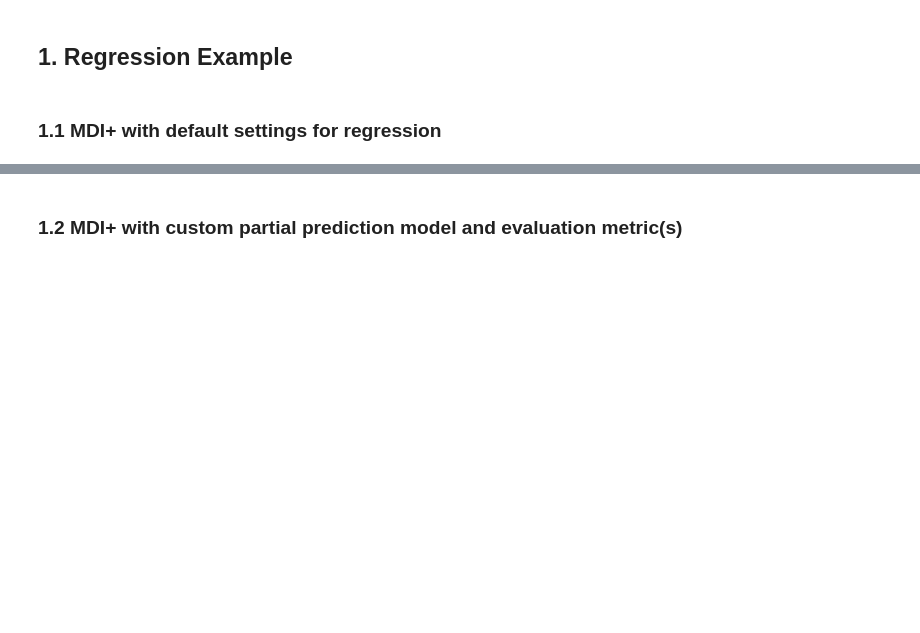
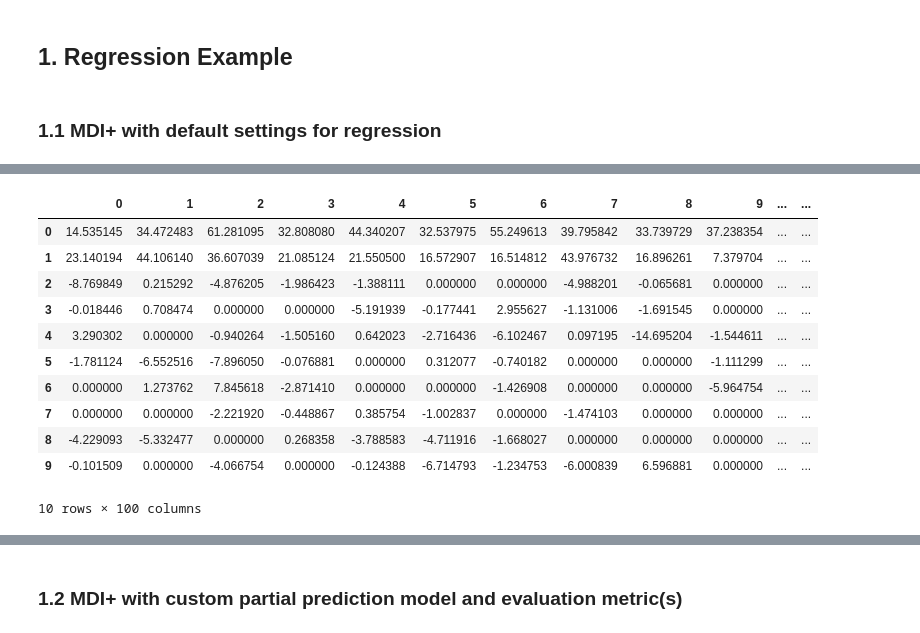
Before and after one commit to csinva/imodels, a Jupyter notebook: notebooks/mdi_plus_demo.ipynb, the cells around one changed output, grey strips where cells are left out. Drawn from its saved outputs; the diff is of its cells as text; code cells hidden in the pictures; blank space fills up the shorter version.

```diff
--- a/notebooks/mdi_plus_demo.ipynb
+++ b/notebooks/mdi_plus_demo.ipynb
@@ -61,0 +85,20 @@ mdi_plus_scores.sort_values("importance", ascending=False)
+# %%
+# build F dataframe
+df_F = pd.DataFrame({
+    i: pd.DataFrame.from_dict(d, orient='index')['F']
+    for i, d in enumerate(rf_plus_model.mdi_plus_.pvalues_)
+})
+df_F
+# %% [output]
+|  | 0 | 1 | 2 | 3 | 4 | 5 | 6 | 7 | 8 | 9 | ... | ... |
+| 0 | 14.535145 | 34.472483 | 61.281095 | 32.808080 | 44.340207 | 32.537975 | 55.249613 | 39.795842 | 33.739729 | 37.238354 | ... | ... |
+| 1 | 23.140194 | 44.106140 | 36.607039 | 21.085124 | 21.550500 | 16.572907 | 16.514812 | 43.976732 | 16.896261 | 7.379704 | ... | ... |
+| 2 | -8.769849 | 0.215292 | -4.876205 | -1.986423 | -1.388111 | 0.000000 | 0.000000 | -4.988201 | -0.065681 | 0.000000 | ... | ... |
+| 3 | -0.018446 | 0.708474 | 0.000000 | 0.000000 | -5.191939 | -0.177441 | 2.955627 | -1.131006 | -1.691545 | 0.000000 | ... | ... |
+| 4 | 3.290302 | 0.000000 | -0.940264 | -1.505160 | 0.642023 | -2.716436 | -6.102467 | 0.097195 | -14.695204 | -1.544611 | ... | ... |
+| 5 | -1.781124 | -6.552516 | -7.896050 | -0.076881 | 0.000000 | 0.312077 | -0.740182 | 0.000000 | 0.000000 | -1.111299 | ... | ... |
+| 6 | 0.000000 | 1.273762 | 7.845618 | -2.871410 | 0.000000 | 0.000000 | -1.426908 | 0.000000 | 0.000000 | -5.964754 | ... | ... |
+| 7 | 0.000000 | 0.000000 | -2.221920 | -0.448867 | 0.385754 | -1.002837 | 0.000000 | -1.474103 | 0.000000 | 0.000000 | ... | ... |
+| 8 | -4.229093 | -5.332477 | 0.000000 | 0.268358 | -3.788583 | -4.711916 | -1.668027 | 0.000000 | 0.000000 | 0.000000 | ... | ... |
+| 9 | -0.101509 | 0.000000 | -4.066754 | 0.000000 | -0.124388 | -6.714793 | -1.234753 | -6.000839 | 6.596881 | 0.000000 | ... | ... |
+10 rows × 100 columns
```
Also changed, not shown: parts of 17 cells of this notebook.
